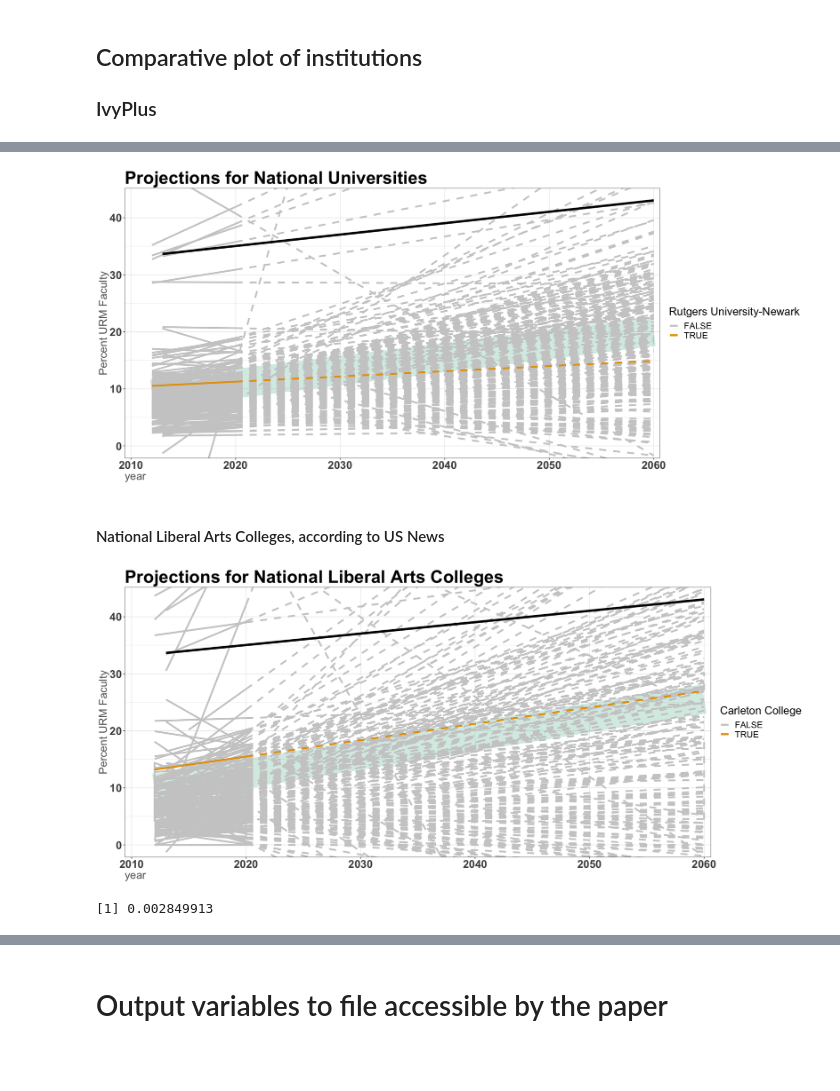
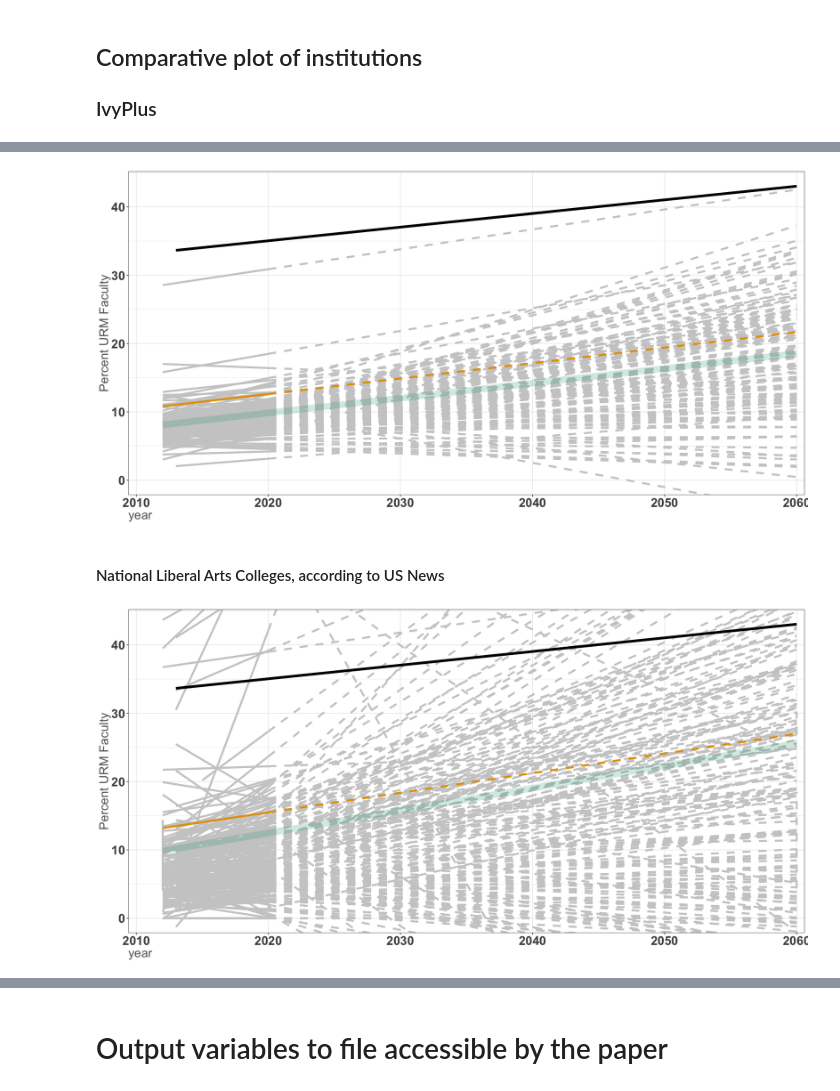
Before and after one commit to natematias/US-Faculty-Diversity-Projections, a Jupyter notebook: data/Paper Analysis and Data.R.ipynb, the cells around one changed output, grey strips where cells are left out. Saved outputs shown, nothing was run; the diff lists cells and outputs as text; code cells hidden in the pictures; blank space fills up the shorter version.

```diff
--- a/data/Paper Analysis and Data.R.ipynb
+++ b/data/Paper Analysis and Data.R.ipynb
@@ -42,7 +40,7 @@ nces.path = "2021-NCES-Faculty-Data/"
 nsed.path = "2021-NSF-Survey-Earned-Doctorates/"
 
 ## this generation date includes 2020-2021
-generation.date = "20220109"
+generation.date = "20220219"
 nsed.generation.date = "20220213"
 
 year.df   <- read.csv(paste(data.path, nces.path, generation.date, "_year_summary_table.csv", sep=""),na.strings = "")
@@ -240,6 +244,13 @@ usnews.models.df <- read.csv(paste(data.path, nces.path, generation.date, "_usne
 
 #usnews summaries
 usnews.summary.df <- read.csv(paste(data.path, nces.path, generation.date, "_usnews_summary_table.csv", sep=""),na.strings = "")
+
+
+#within ivyplus models
+carnegie.models.df <- read.csv(paste(data.path, nces.path, generation.date, "_carnegie_regression_table.csv", sep=""),na.strings = "")
+
+#ivyplus vs non ivyplus summaries
+carnegie.summary.df <- read.csv(paste(data.path, nces.path, generation.date, "_carnegie_summary_table.csv", sep=""),na.strings = "")
 # %%
 #unique(ivyplus.models.df$dv)
 # %% [markdown]
@@ -337,12 +349,13 @@ institution.group.chart <- function(subset.institution.models.df,
     institution.projection.chart <-
         ggplot(institution.projections.df, aes(year, estimate, group=name, color=focus.institution)) +
 
-        #     # subgroup lines
-            geom_line(data=group.projections.df, aes(year, estimate), color=cbPalette[4], alpha=0.2, size=25) +
 
-        #     ## institution lines
+           ## institution lines
             geom_line(data=subset(institution.projections.df, year<=2020), size=1.5) +
             geom_line(data=subset(institution.projections.df, year>=2020), size=1.5, linetype="dashed") +
+
+            # subgroup lines
+            geom_line(data=group.projections.df, aes(year, estimate), color=cbPalette[4], alpha=0.2, size=5) +
 
             ## Focus institution on top
              geom_line(data=subset(institution.projections.df, year<=2020 & focus.institution==TRUE), size=1.5) +
@@ -352,7 +365,7 @@ institution.group.chart <- function(subset.institution.models.df,
             geom_line(data=parity.projections.df, size=2, color="black") +
 
             theme_bw() +
-            scale_color_manual(values=c("#cccccc", "#E69F00"), name=focus.institution) +
+            scale_color_manual(values=c("#cccccc", "#E69F00"), name=focus.institution, guide="none") +
             scale_x_discrete(limits=seq(2010,projection.end.year, 10)) +
             coord_cartesian(ylim = c(0, max(parity.projections.df$estimate)), xlim = c(2010,2060)) +
             theme(text         = element_text(size=20),
@@ -361,8 +374,8 @@ institution.group.chart <- function(subset.institution.models.df,
                   axis.text.y  = element_text(size=20, face="bold"),
                   axis.title.x = element_text(hjust=0, color="#666666"),
                   axis.title.y = element_text(color="#666666")) +
-            ylab("Percent URM Faculty") +
-            ggtitle(paste("Projections for ", subgroup_name, sep=""))
+            ylab("Percent URM Faculty") #+
+            #ggtitle(paste("Projections for ", subgroup_name, sep=""))
             #ggtitle(paste("No ",subgroup_name," university will reach demographic parity among faculty by 2060", "\nwithout substantial change in hiring and retention", sep=""))
 
     institution.projection.chart + ggsave(paste("../figures/",tolower(gsub(" ","_",subgroup_name)),"_projection.svg",sep=""), width=18, height=8, device="svg")
@@ -385,12 +445,12 @@ institution.group.chart(subset(institution.models.df, ivy_plus=="True" & dv==dv.
 # %%
 dv.var = "tenured_un_tenured_black_latino_american_indian_alaska_native_hawaiian_pacific_multiracial_pct"
-institution.group.chart(subset(institution.models.df, usnews_category=="National Universities" & dv==dv.var),
-                        usnews.models.df,
-                        "National Universities",
-                        "National Universities",
-                        "Rutgers University-Newark")
+institution.group.chart(subset(institution.models.df, carnegie_category==15 & dv==dv.var),
+                        carnegie.models.df,
+                        "R1 Universities",
+                        15,
+                        "University of North Carolina at Chapel Hill")
 # %% [output]
-[figure, old version]
+[figure, new version]
 # %% [markdown]
 #### National Liberal Arts Colleges, according to US News
 # %%
@@ -403,7 +463,7 @@ institution.group.chart(subset(institution.models.df, usnews_category=="National
                         "National Liberal Arts Colleges",
                         "Carleton College")
 # %% [output]
-[figure, old version]
+[figure, new version]
 # %%
 # dv.var = "tenured_un_tenured_black_latino_american_indian_alaska_native_hawaiian_pacific_multiracial_pct"
 
@@ -414,9 +474,7 @@ institution.group.chart(subset(institution.models.df, usnews_category=="National
 # ggplot(subset(institution.models.df, usnews_category=="National Universities" & dv==dv.var), aes(Intercept, year_estimate, color=factor(hsi_hbcu_tribal))) +
 #     geom_point()
 # %%
-median(subset(institution.models.df, usnews_category=="National Liberal Arts Colleges" & dv==dv.var)$year_estimate)
+#median(subset(institution.models.df, usnews_category=="National Liberal Arts Colleges" & dv==dv.var)$year_estimate)
-# %% [output]
-[1] 0.002849913
 # %%
 # options(repr.matrix.max.rows=200)
 
```
Also changed, not shown: parts of 12 cells of this notebook, 8 other files.
